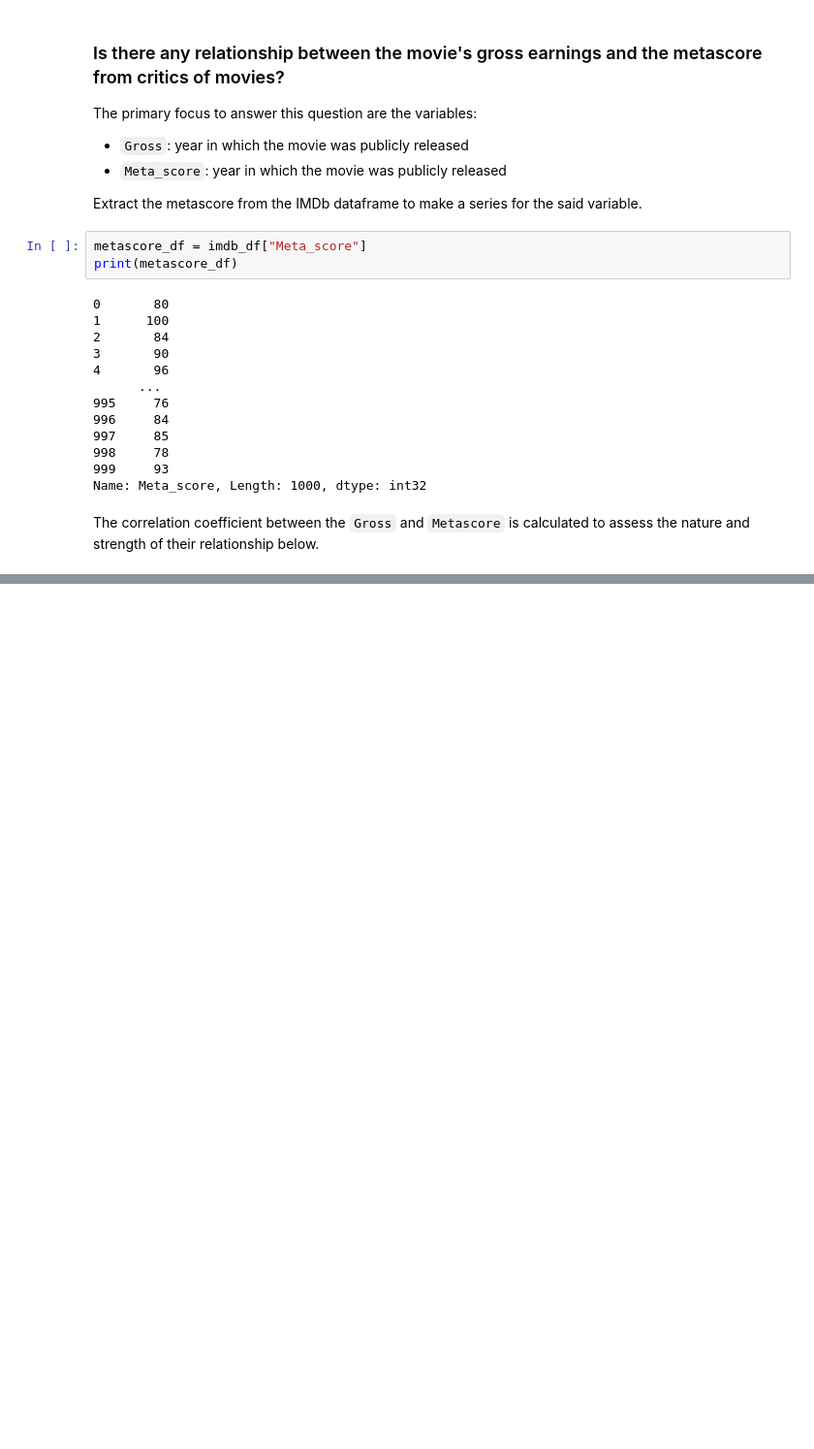
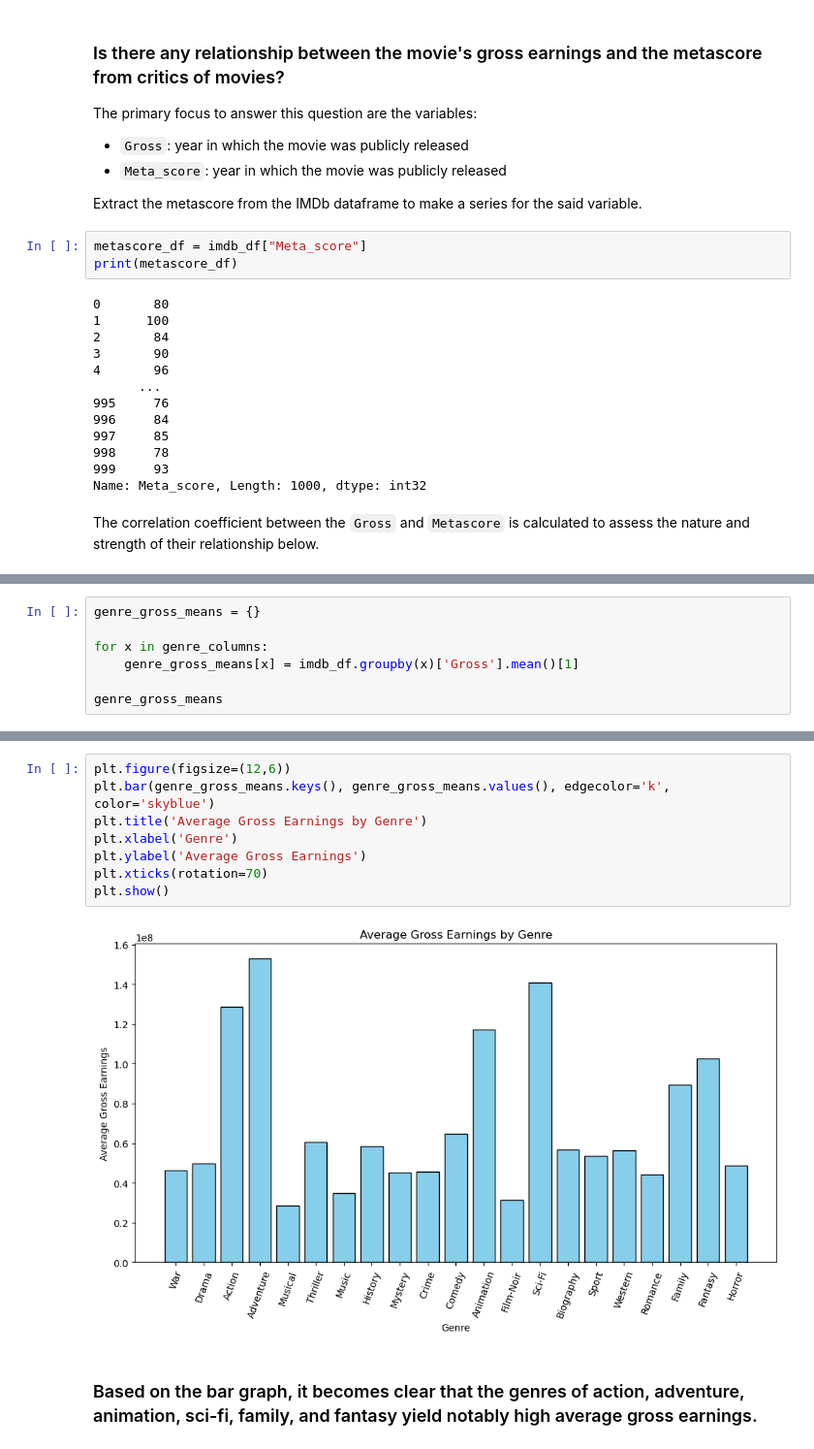
Before and after one commit to ikkai-r/csmodel, a Jupyter notebook: CSMODEL-Project.ipynb, the cells around one changed output, grey strips where cells are left out. Shown: that part at 97% size. Cells and saved outputs as stored; diff of their text form; blank space fills up the shorter version.

```diff
--- a/CSMODEL-Project.ipynb
+++ b/CSMODEL-Project.ipynb
@@ -993,0 +874,7 @@ plt.show()
+# %%
+genre_gross_means = {}
+
+for x in genre_columns:
+    genre_gross_means[x] = imdb_df.groupby(x)['Gross'].mean()[1]
+
+genre_gross_means
@@ -993,0 +899,12 @@ plt.show()
+# %%
+plt.figure(figsize=(12,6))
+plt.bar(genre_gross_means.keys(), genre_gross_means.values(), edgecolor='k', color='skyblue')
+plt.title('Average Gross Earnings by Genre')
+plt.xlabel('Genre')
+plt.ylabel('Average Gross Earnings')
+plt.xticks(rotation=70)
+plt.show()
+# %% [output]
+[figure, added]
+# %% [markdown]
+###  Based on the bar graph, it becomes clear that the genres of action, adventure, animation, sci-fi, family, and fantasy yield notably high average gross earnings.
```
Also changed, not shown: parts of 42 cells of this notebook.
